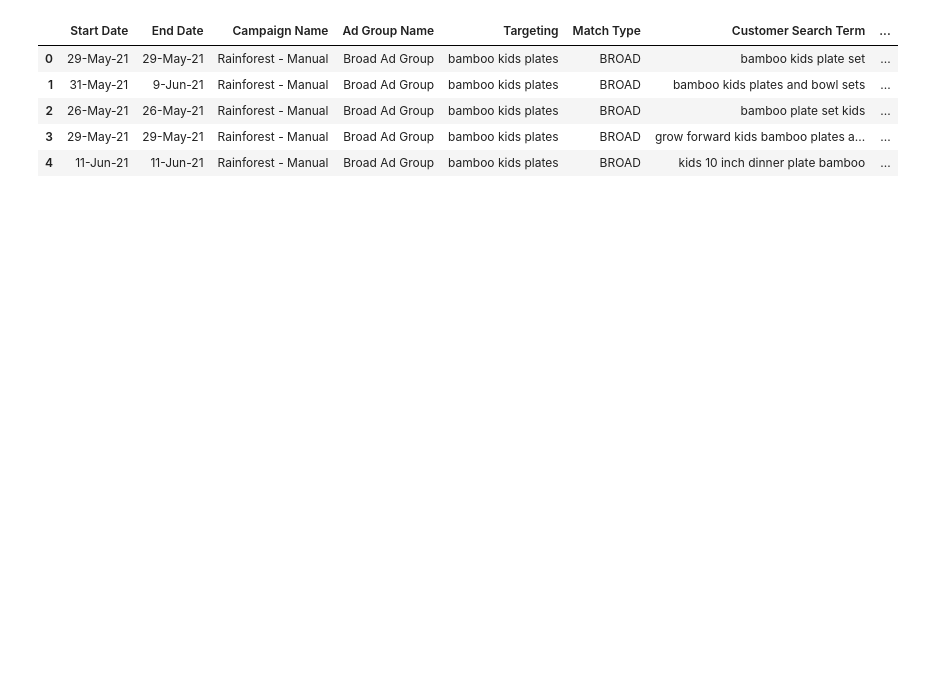
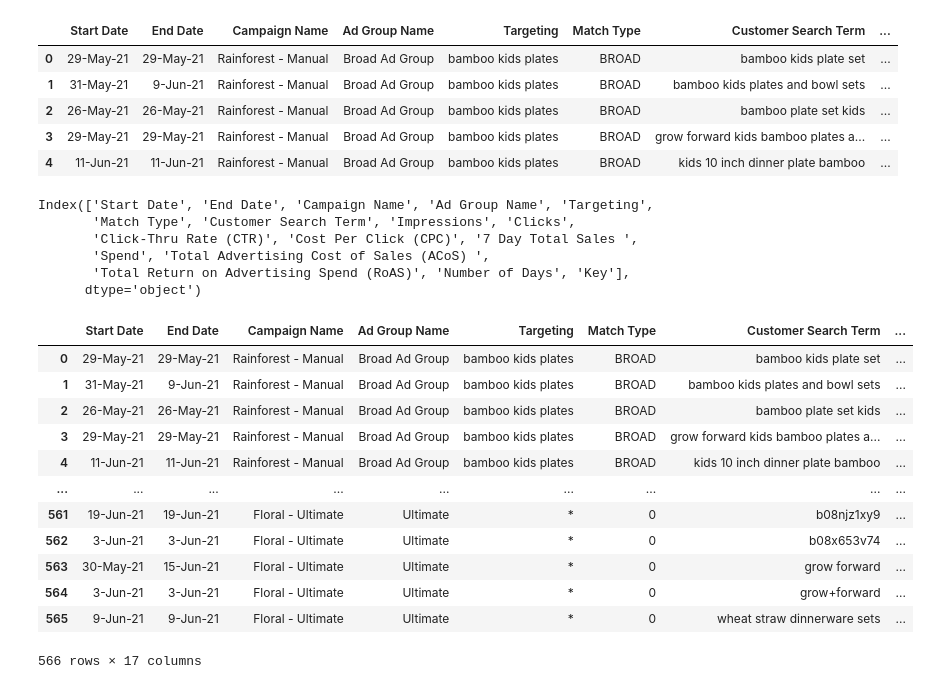
Before and after one commit to rstrong341/Bamboo_Advertising_Report, a Jupyter notebook: Ad_report.ipynb, the cells around one changed output. Drawn from its saved outputs; the diff is of its cells as text; code cells hidden in the pictures; blank space fills up the shorter version.

```diff
--- a/Ad_report.ipynb
+++ b/Ad_report.ipynb
@@ -10,3 +10,32 @@ df.head()
 | 2 | 26-May-21 | 26-May-21 | Rainforest - Manual | Broad Ad Group | bamboo kids plates | BROAD | bamboo plate set kids | ... |
 | 3 | 29-May-21 | 29-May-21 | Rainforest - Manual | Broad Ad Group | bamboo kids plates | BROAD | grow forward kids bamboo plates a... | ... |
 | 4 | 11-Jun-21 | 11-Jun-21 | Rainforest - Manual | Broad Ad Group | bamboo kids plates | BROAD | kids 10 inch dinner plate bamboo | ... |
+# %%
+df['Key'] = df['Customer Search Term'] + ' ' + df['Campaign Name']+ ' ' + df['Ad Group Name']+ ' ' + df['Targeting']
+# %%
+df['Number of Days'].replace({0: 1}, inplace=True)
+# %%
+df.columns
+# %% [output]
+Index(['Start Date', 'End Date', 'Campaign Name', 'Ad Group Name', 'Targeting',
+       'Match Type', 'Customer Search Term', 'Impressions', 'Clicks',
+       'Click-Thru Rate (CTR)', 'Cost Per Click (CPC)', '7 Day Total Sales ',
+       'Spend', 'Total Advertising Cost of Sales (ACoS) ',
+       'Total Return on Advertising Spend (RoAS)', 'Number of Days', 'Key'],
+      dtype='object')
+# %%
+df.replace('-', 0)
+# %% [output]
+|  | Start Date | End Date | Campaign Name | Ad Group Name | Targeting | Match Type | Customer Search Term | ... |
+| 0 | 29-May-21 | 29-May-21 | Rainforest - Manual | Broad Ad Group | bamboo kids plates | BROAD | bamboo kids plate set | ... |
+| 1 | 31-May-21 | 9-Jun-21 | Rainforest - Manual | Broad Ad Group | bamboo kids plates | BROAD | bamboo kids plates and bowl sets | ... |
+| 2 | 26-May-21 | 26-May-21 | Rainforest - Manual | Broad Ad Group | bamboo kids plates | BROAD | bamboo plate set kids | ... |
+| 3 | 29-May-21 | 29-May-21 | Rainforest - Manual | Broad Ad Group | bamboo kids plates | BROAD | grow forward kids bamboo plates a... | ... |
+| 4 | 11-Jun-21 | 11-Jun-21 | Rainforest - Manual | Broad Ad Group | bamboo kids plates | BROAD | kids 10 inch dinner plate bamboo | ... |
+| ... | ... | ... | ... | ... | ... | ... | ... | ... |
+| 561 | 19-Jun-21 | 19-Jun-21 | Floral - Ultimate | Ultimate | * | 0 | b08njz1xy9 | ... |
+| 562 | 3-Jun-21 | 3-Jun-21 | Floral - Ultimate | Ultimate | * | 0 | b08x653v74 | ... |
+| 563 | 30-May-21 | 15-Jun-21 | Floral - Ultimate | Ultimate | * | 0 | grow forward | ... |
+| 564 | 3-Jun-21 | 3-Jun-21 | Floral - Ultimate | Ultimate | * | 0 | grow+forward | ... |
+| 565 | 9-Jun-21 | 9-Jun-21 | Floral - Ultimate | Ultimate | * | 0 | wheat straw dinnerware sets | ... |
+566 rows × 17 columns
```
Also changed, not shown: parts of 9 cells of this notebook, 5 other files.
